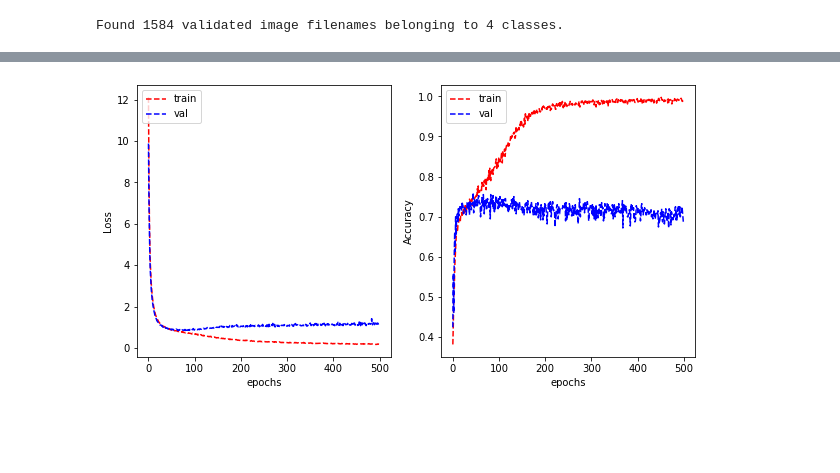
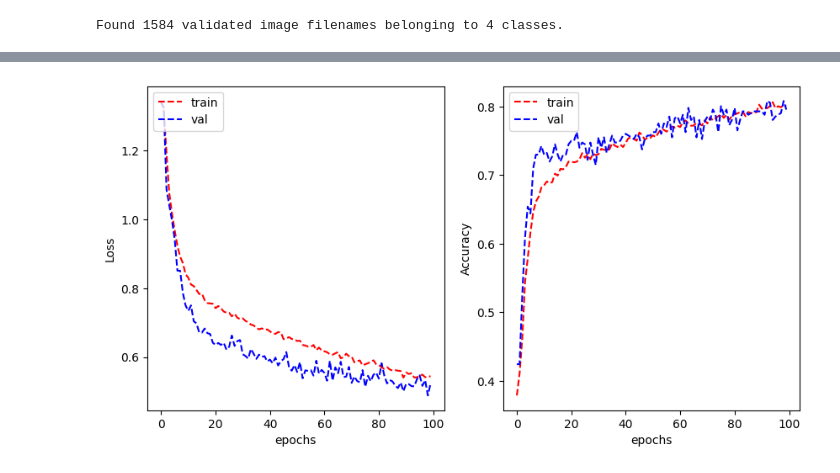
Before and after one commit to SumethD/cancerCell_Image_classification-Model, a Jupyter notebook: Untitled.ipynb, the cells around one changed output, grey strips where cells are left out. Cells and saved outputs as stored; diff of their text form; code cells hidden in the pictures; blank space fills up the shorter version.

```diff
--- a/Untitled.ipynb
+++ b/Untitled.ipynb
@@ -443,19 +525,27 @@ plt.axis('off')
 # %%
 adv_model = Sequential([
-    Conv2D(32, kernel_size = (3,3), activation = "relu", input_shape = (32,32,3)),
+    Conv2D(32, kernel_size = (3,3), activation = "relu", input_shape = (27,27,3)),
     MaxPooling2D(pool_size = (2,2)),
+    Dropout(0.35),
     Conv2D(64, kernel_size = (3,3), activation = "relu"),
+    MaxPooling2D(pool_size = (2,2)),
+    Dropout(0.45),
+    Conv2D(128, kernel_size = (3,3), activation = "relu"),
+    Dropout(0.6),
+    Conv2D(256, kernel_size = (3,3), activation = "relu"),
     Flatten(),
-    Dense(512,activation = "relu", kernel_regularizer = l2(0.01)),
-    Dropout(0.5),
-    Dense(256, activation = "relu", kernel_regularizer = l2(0.01)),
-    Dropout(0.3),
+    Dense(512,activation = "relu"),
+    Dense(256,activation = "relu"),
+    Dense(128, activation = "relu"),
+    Dense(64, activation = "relu"),
+    Dropout(0.6),
     Dense(4,activation = 'softmax')
 ])
-
+early_stopping = EarlyStopping(monitor='val_loss', patience=17, verbose=1, restore_best_weights=True)
+model_checkpoint = ModelCheckpoint(filepath ='adv_classi.model', monitor='val_categorical_accuracy', mode='max', save_best_only=True, save_weights_only=False,verbose=1)
 
 adv_model.compile(optimizer = Adam(learning_rate=1e-4),
                   loss = categorical_crossentropy,
                   metrics=['categorical_accuracy'])
 
-history_adv = adv_model.fit(train_generator, validation_data = validation_generator, epochs=500, verbose=0)
+history_adv = adv_model.fit(train_generator, validation_data = validation_generator, epochs=200, verbose=1, callbacks=[early_stopping,model_checkpoint])
@@ -462,21 +574,22 @@ history_adv = adv_model.fit(train_generator, validation_data = validation_genera
 # %%
+adv_class_model = load_model('adv_classi.model')
 plt.figure(figsize=(10,5))
 plt.subplot(1,2,1)
 plt.plot(history_adv.history['loss'], 'r--')
 plt.plot(history_adv.history['val_loss'], 'b--')
 plt.xlabel("epochs")
 plt.ylabel("Loss")
 plt.legend(['train', 'val'], loc='upper left')
 
 
 plt.subplot(1,2,2)
 plt.plot(history_adv.history['categorical_accuracy'], 'r--')
 plt.plot(history_adv.history['val_categorical_accuracy'], 'b--')
 plt.xlabel("epochs")
 plt.ylabel("Accuracy")
 plt.legend(['train', 'val'], loc='upper left')
 plt.show()
 plt.show()
 # %% [output]
-[figure, old version]
+[figure, new version]
 # %%
```
Also changed, not shown: parts of 30 cells of this notebook, 5 other files.
